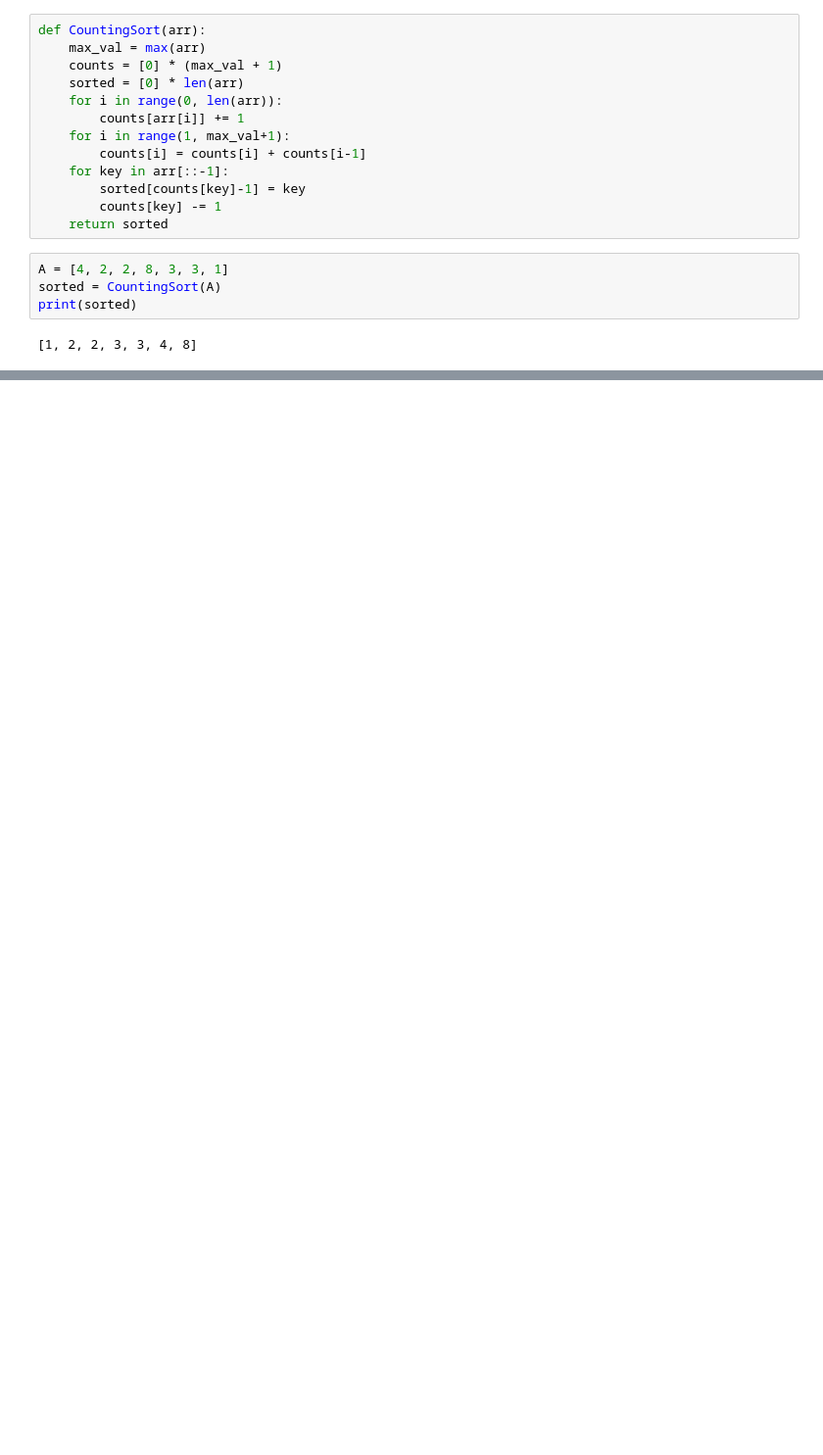
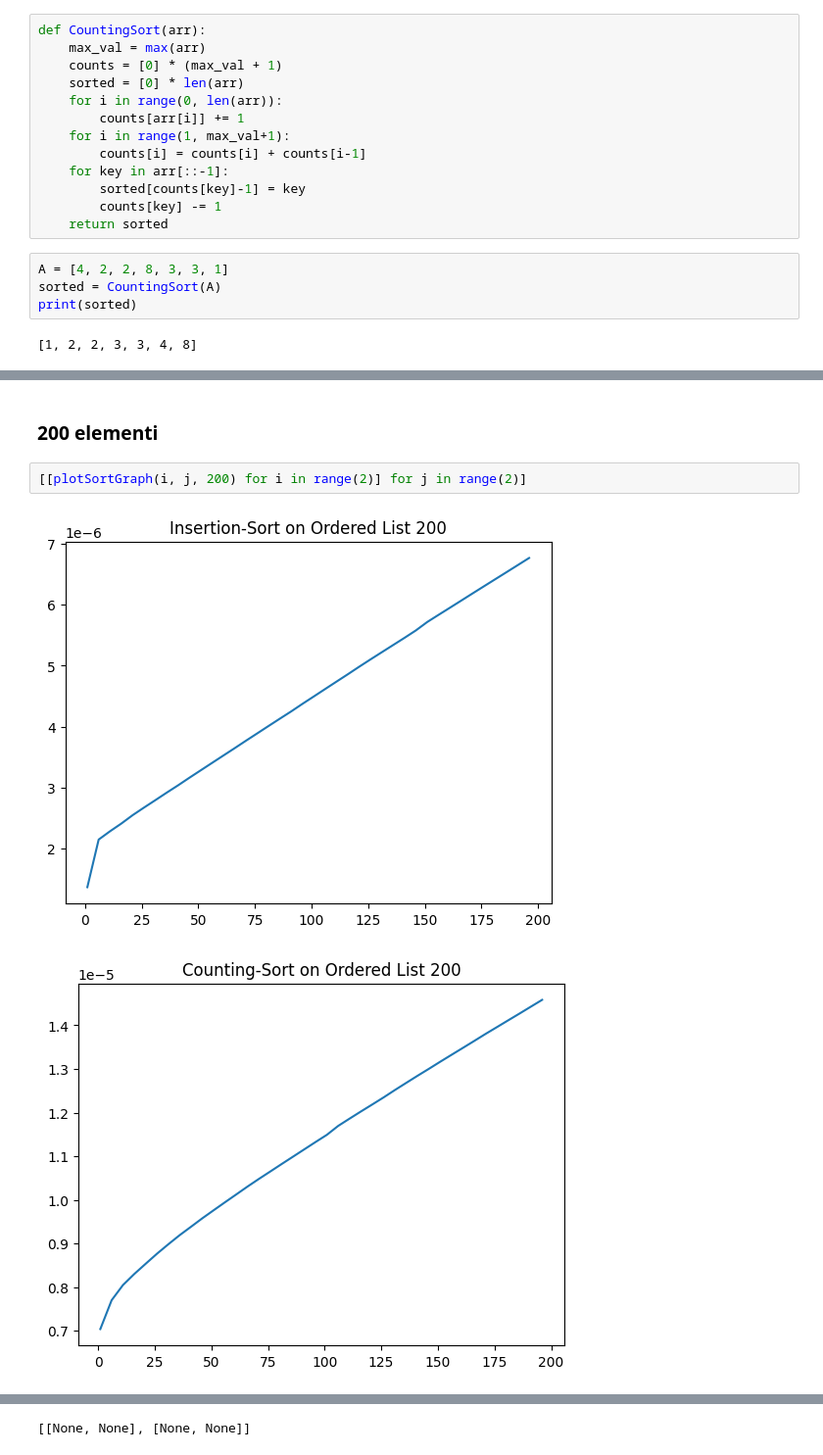
Before and after one commit to tizi2808/InsertionSortvsCountingSort, a Jupyter notebook: InsertionAndCounting.ipynb, the cells around one changed output, grey strips where cells are left out. Shown at 98% size. Drawn from its saved outputs; the diff is of its cells as text; blank space fills up the shorter version.

```diff
--- a/InsertionAndCounting.ipynb
+++ b/InsertionAndCounting.ipynb
@@ -133,0 +142,7 @@ Effettuiamo adesso i test per array di dimensioni 50, 100, 200, 500 e 1000 eleme
+# %% [markdown]
+### 200 elementi
+# %%
+[[plotSortGraph(i, j, 200) for i in range(2)] for j in range(2)]
+# %% [output]
+[figure, added]
+[figure, added]
@@ -133,0 +151 @@ Effettuiamo adesso i test per array di dimensioni 50, 100, 200, 500 e 1000 eleme
+[[None, None], [None, None]]
```
Also changed, not shown: parts of 14 cells of this notebook.
